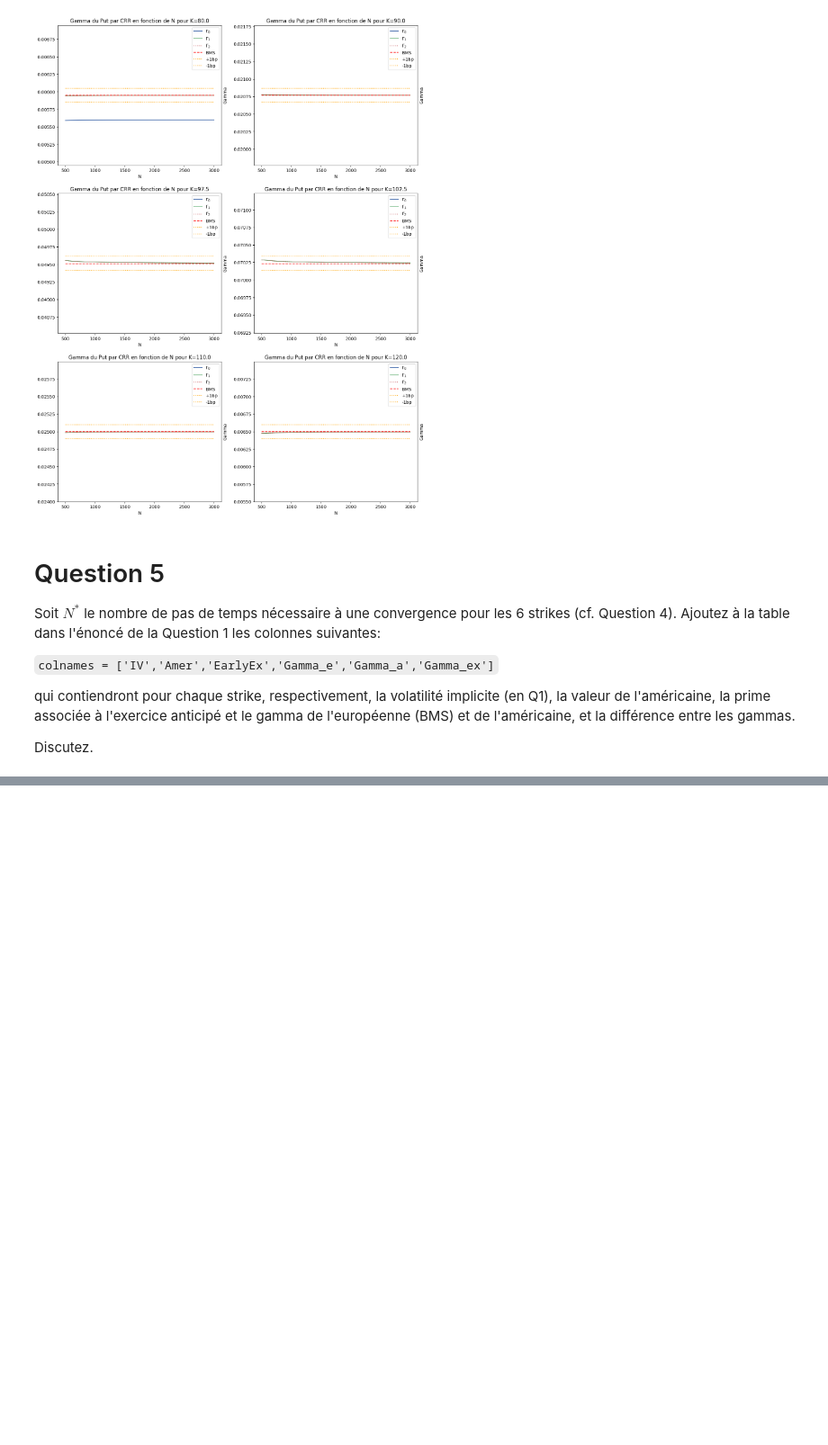
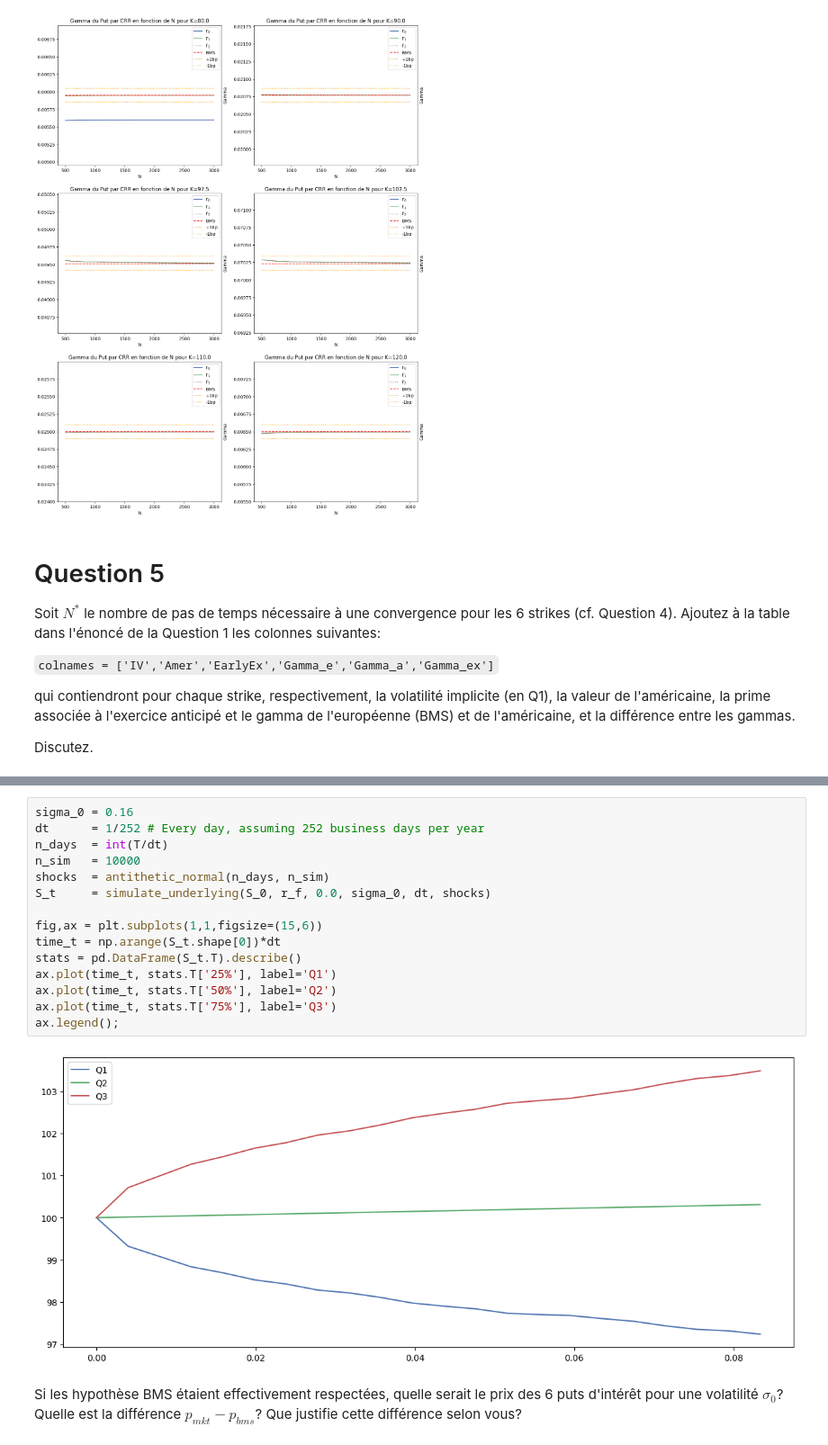
Before and after one commit to Thomas4390/produits_derives, a Jupyter notebook: assignment1_202301.ipynb, the cells around one changed output, grey strips where cells are left out. Shown at 90% size. Cells and saved outputs as stored; diff of their text form; blank space fills up the shorter version.

```diff
--- a/assignment1_202301.ipynb
+++ b/assignment1_202301.ipynb
@@ -141,0 +170,20 @@ En ligne la semaine prochaine...
+# %%
+sigma_0 = 0.16
+dt      = 1/252 # Every day, assuming 252 business days per year
+n_days  = int(T/dt)
+n_sim   = 10000
+shocks  = antithetic_normal(n_days, n_sim)
+S_t     = simulate_underlying(S_0, r_f, 0.0, sigma_0, dt, shocks)
+
+fig,ax = plt.subplots(1,1,figsize=(15,6))
+time_t = np.arange(S_t.shape[0])*dt
+stats = pd.DataFrame(S_t.T).describe()
+ax.plot(time_t, stats.T['25%'], label='Q1')
+ax.plot(time_t, stats.T['50%'], label='Q2')
+ax.plot(time_t, stats.T['75%'], label='Q3')
+ax.legend();
+# %% [output]
+[figure, added]
+# %% [markdown]
+Si les hypothèse BMS étaient effectivement respectées, quelle serait le prix des 6 puts
+d'intérêt pour une volatilité $\sigma_0$? Quelle est la différence $p_{mkt} - p_{bms}$? Que justifie cette différence selon vous?
```
Also changed, not shown: parts of 10 cells of this notebook, 1 other file.
